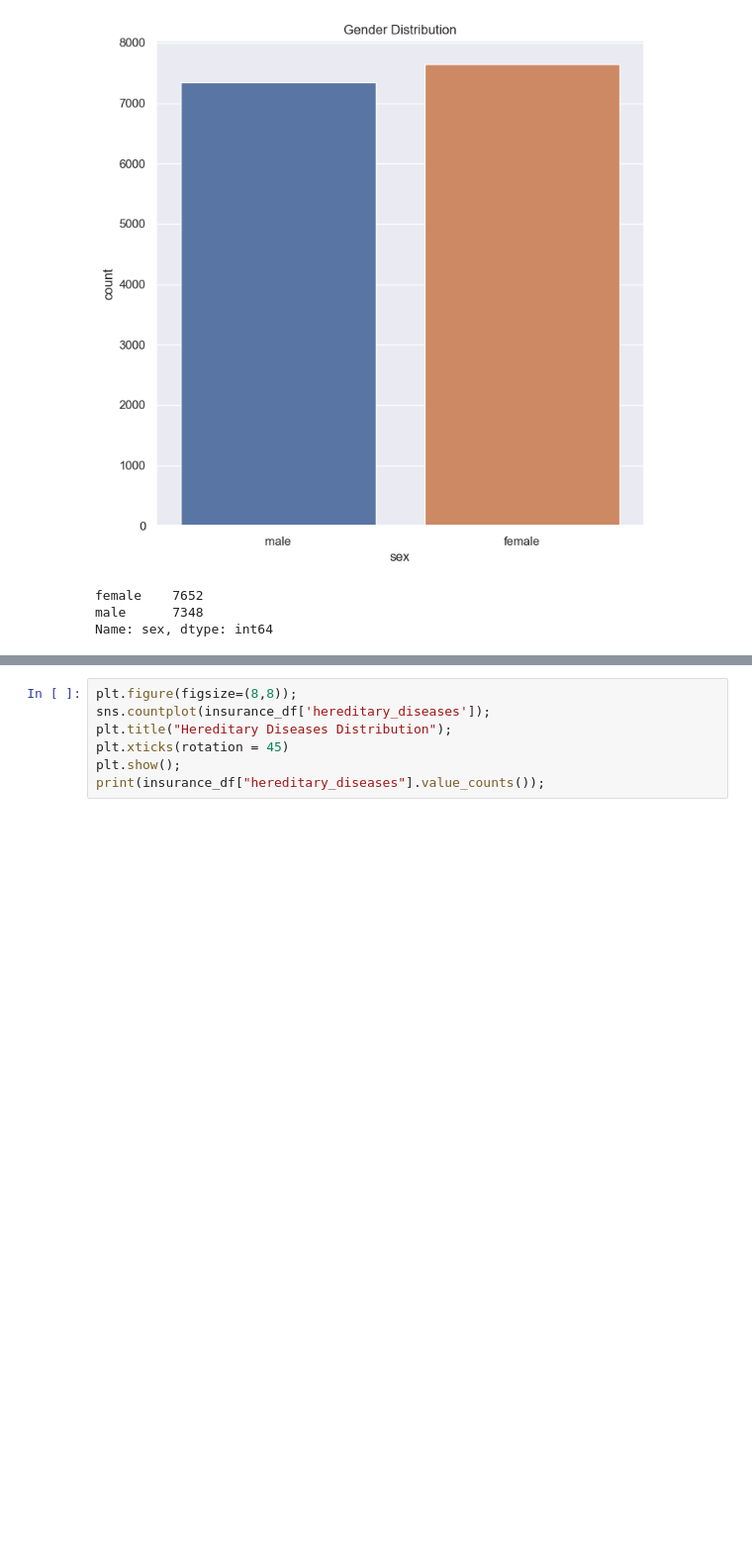
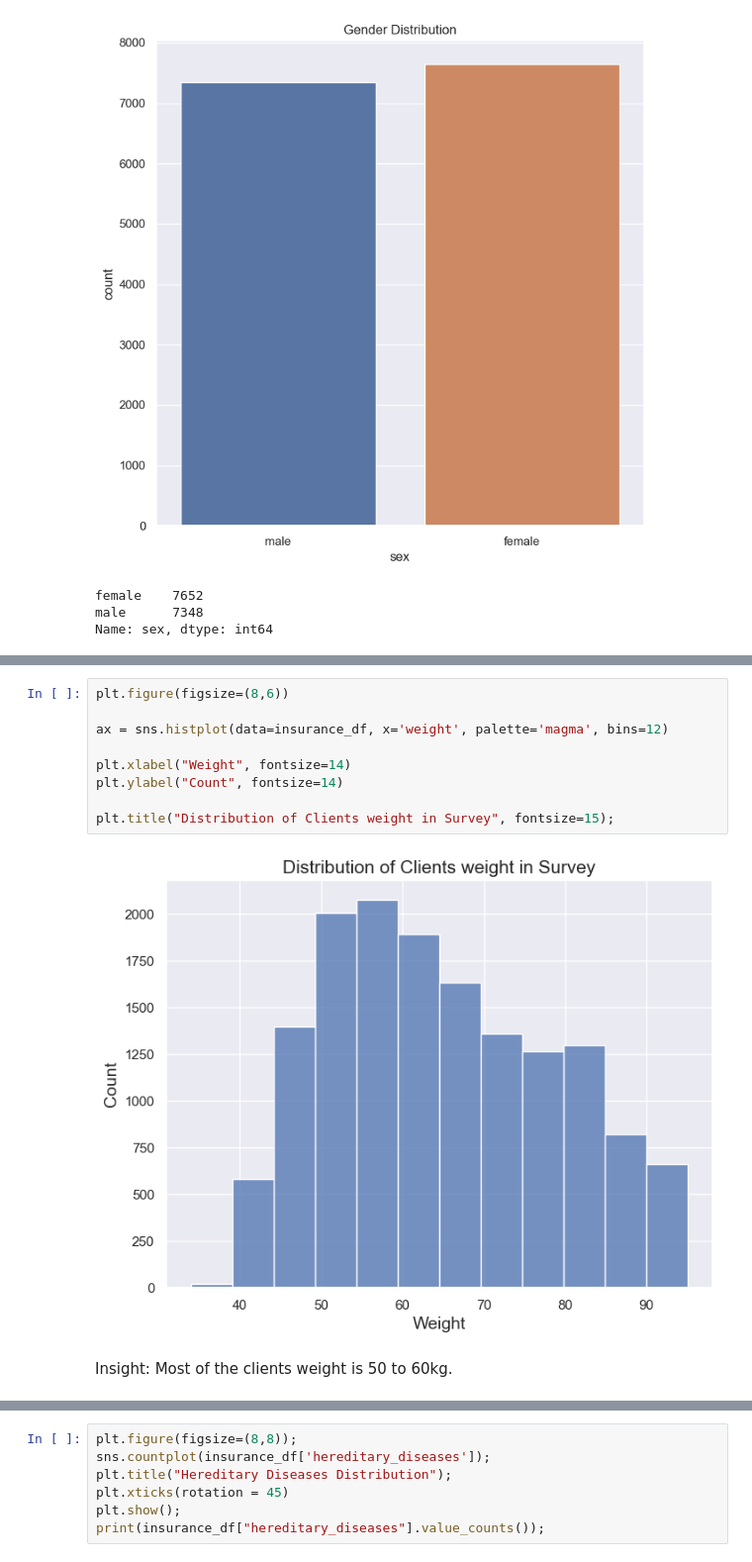
Before and after one commit to Sainabs/Capstone-Project, a Jupyter notebook: coverage.ipynb, the cells around one changed output, grey strips where cells are left out. Shown at 99% size. Drawn from its saved outputs; the diff is of its cells as text; blank space fills up the shorter version.

```diff
--- a/coverage.ipynb
+++ b/coverage.ipynb
@@ -258,0 +357,13 @@ plt.show();
+# %%
+plt.figure(figsize=(8,6))
+
+ax = sns.histplot(data=insurance_df, x='weight', palette='magma', bins=12)
+
+plt.xlabel("Weight", fontsize=14)
+plt.ylabel("Count", fontsize=14)
+
+plt.title("Distribution of Clients weight in Survey", fontsize=15);
+# %% [output]
+[figure, added]
+# %% [markdown]
+Insight: Most of the clients weight is 50 to 60kg.
```
Also changed, not shown: parts of 181 cells of this notebook, 2 other files.
